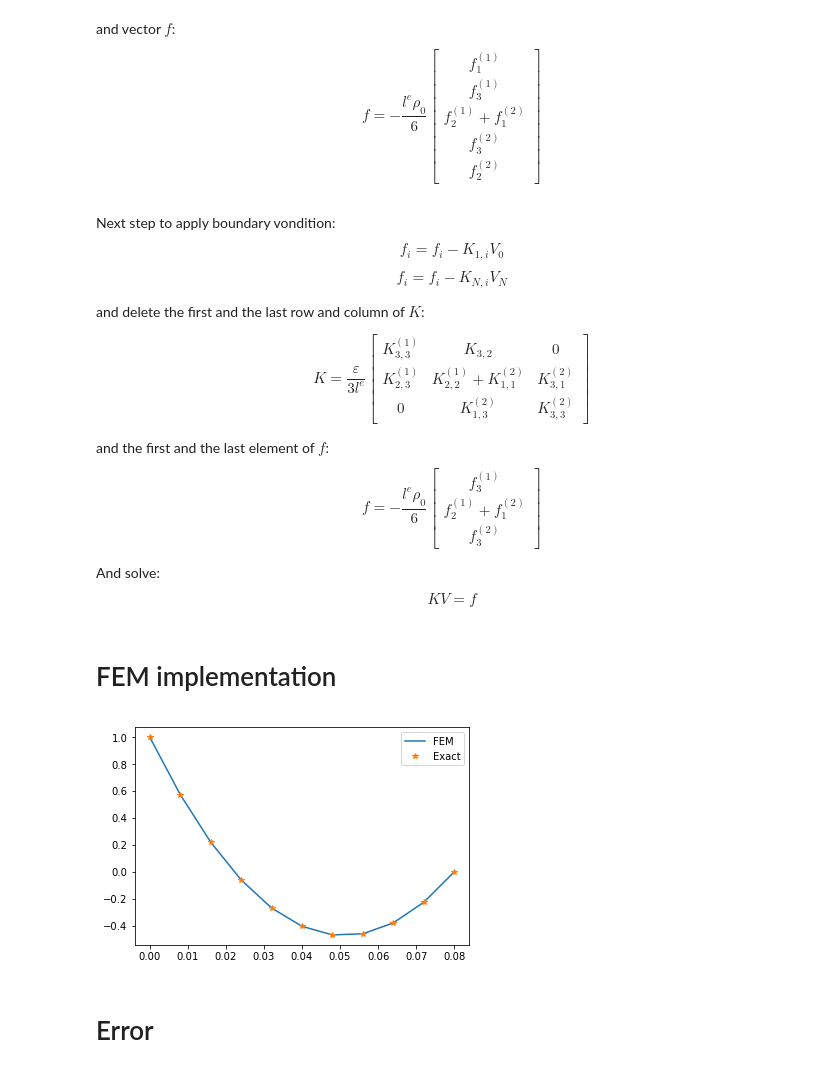
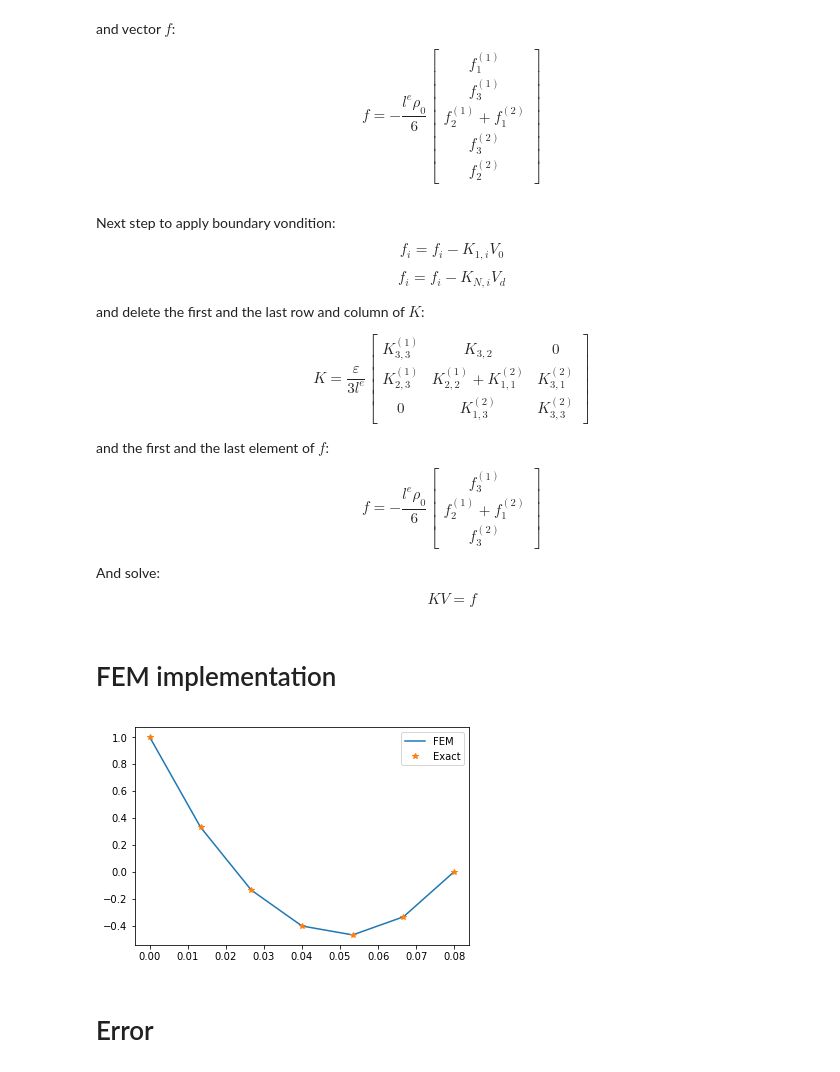
Before and after one commit to Yarokha/FEM, a Jupyter notebook: fem-1d.ipynb, the cells around one changed output. Drawn from its saved outputs; the diff is of its cells as text; code cells hidden in the pictures.

```diff
--- a/fem-1d.ipynb
+++ b/fem-1d.ipynb
@@ -150,7 +150,7 @@ $$f= -\frac{l^e \rho_0}{6}
 # %% [markdown]
 Next step to apply boundary vondition:
 $$f_i= f_i -K_{1,i}V_0$$
-$$f_i= f_i -K_{N,i}V_N$$
+$$f_i= f_i -K_{N,i}V_d$$
 
 and delete the first and the last row and column of $K$:
 
@@ -179,7 +179,7 @@ import scipy.sparse as sp
 import matplotlib.pyplot as plt
 
 
-n = 5 #number of elements
+n = 3 #number of elements
 d = 0.08 #m
 le = d/n #length of element
 
@@ -200,34 +200,34 @@ main_dia = np.ones(2*n+1)*7
 main_dia[1: 2*n+1: 2] = 16
 main_dia[2: 2*n: 2] += 7
 K = sp.dia_matrix(([dia2, dia, main_dia, dia, dia2], [-2, -1, 0, 1, 2]), [2*n+1, 2*n+1]).toarray()
 
 #building of vector f
 f = np.ones(2*n+1)
 f[1: 2*n: 2] = 4
 f[2: 2*n: 2] += 1
 f = -le**2*rho_0*f/eps/2
 
 #appying of boundary condition
 f = f - V_0*K[:, 0]
 f = f - V_d*K[:, 2*n]
 f = f[1:-1]
 K = K[1:-1, 1:-1]
 V = np.zeros(2*n+1)
 V[0] = V_0
 V[2*n] =V_d
 
 #solving
 V[1:-1] = np.linalg.solve(K, f)
 
 #plotting
 x = np.linspace(0,d, 2*n+1)
 exact_V = rho_0/2/eps*x**2-(rho_0*d/2/eps+V_0/d)*x+V_0 #exact solution
 plt.plot(x, V, label="FEM")
 plt.plot(x, exact_V, '*',label="Exact")
 plt.legend()
 plt.show()
 # %% [output]
-[figure, old version]
+[figure, new version]
 # %% [markdown]
 # Error
 # %%
```
Also changed, not shown: parts of 4 cells of this notebook.
